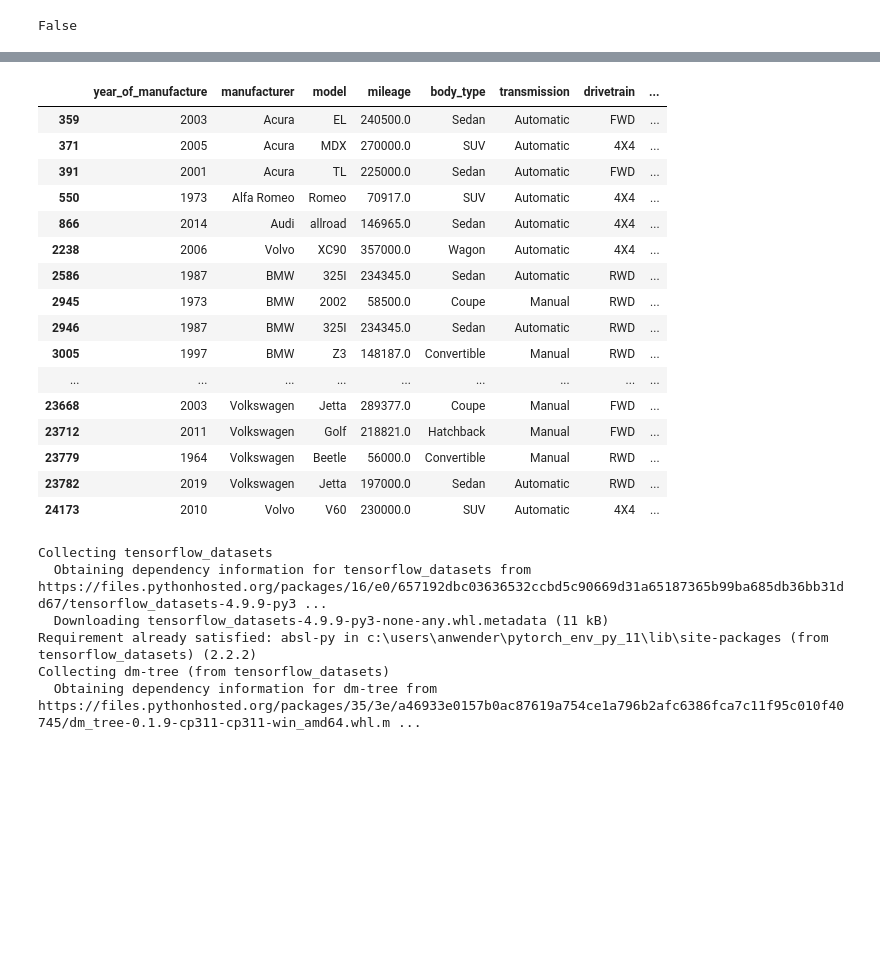
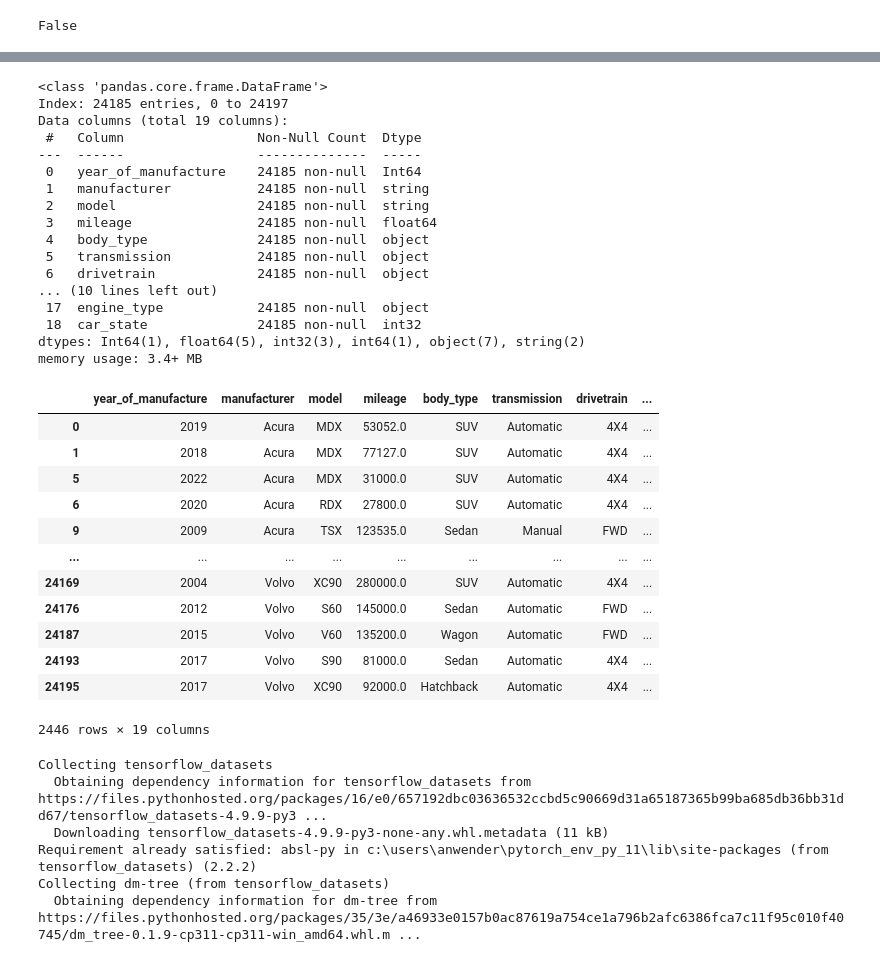
Before and after one commit to nathWSD/shiny_visualisation, a Jupyter notebook: images_creation.ipynb, the cells around one changed output, grey strips where cells are left out. Drawn from its saved outputs; the diff is of its cells as text; code cells hidden in the pictures; blank space fills up the shorter version.

```diff
--- a/images_creation.ipynb
+++ b/images_creation.ipynb
@@ -959,0 +1060,11 @@ memory usage: 4.1+ MB
+# %%
+# --- Usage ---
+df_augmented = augment_data_with_tiered_manufacturers(df)
+
+# Verify: Look at an Exotic vs a Standard car
+#print("\nSample: Ferrari (Exotic)")
+#print(df_augmented[df_augmented['manufacturer']=='Ferrari'][['model', 'year_of_manufacture', 'car_state', 'price']].head(3))
+#
+#print("\nSample: Honda (Standard)")
+#print(df_augmented[df_augmented['manufacturer']=='Honda'][['model', 'year_of_manufacture', 'car_state', 'price']].head(3))
+df_augmented
@@ -960,3 +1092,23 @@ memory usage: 4.1+ MB
+# %%
+df_augmented.info()
+# %% [output]
+<class 'pandas.core.frame.DataFrame'>
+Index: 24185 entries, 0 to 24197
+Data columns (total 19 columns):
+ #   Column                 Non-Null Count  Dtype
+---  ------                 --------------  -----
+ 0   year_of_manufacture    24185 non-null  Int64
+ 1   manufacturer           24185 non-null  string
+ 2   model                  24185 non-null  string
+ 3   mileage                24185 non-null  float64
+ 4   body_type              24185 non-null  object
+ 5   transmission           24185 non-null  object
+ 6   drivetrain             24185 non-null  object
+... (10 lines left out)
+ 17  engine_type            24185 non-null  object
+ 18  car_state              24185 non-null  int32
+dtypes: Int64(1), float64(5), int32(3), int64(1), object(7), string(2)
+memory usage: 3.4+ MB
 # %%
 from sklearn.model_selection import train_test_split
 
@@ -970,25 +1121,21 @@ test_df.to_csv(r"detailed_car_sales_data_test.csv", index=False)
 
 df.to_csv("detailed_car_sales_data_all.csv", index=False)
 # %%
-df[df["car_state"]==4]
+df_augmented[df_augmented["car_state"]==4]
 # %% [output]
 |  | year_of_manufacture | manufacturer | model | mileage | body_type | transmission | drivetrain | ... |
-| 359 | 2003 | Acura | EL | 240500.0 | Sedan | Automatic | FWD | ... |
-| 371 | 2005 | Acura | MDX | 270000.0 | SUV | Automatic | 4X4 | ... |
-| 391 | 2001 | Acura | TL | 225000.0 | Sedan | Automatic | FWD | ... |
-| 550 | 1973 | Alfa Romeo | Romeo | 70917.0 | SUV | Automatic | 4X4 | ... |
-| 866 | 2014 | Audi | allroad | 146965.0 | Sedan | Automatic | 4X4 | ... |
-| 2238 | 2006 | Volvo | XC90 | 357000.0 | Wagon | Automatic | 4X4 | ... |
-| 2586 | 1987 | BMW | 325I | 234345.0 | Sedan | Automatic | RWD | ... |
-| 2945 | 1973 | BMW | 2002 | 58500.0 | Coupe | Manual | RWD | ... |
-| 2946 | 1987 | BMW | 325I | 234345.0 | Sedan | Automatic | RWD | ... |
-| 3005 | 1997 | BMW | Z3 | 148187.0 | Convertible | Manual | RWD | ... |
+| 0 | 2019 | Acura | MDX | 53052.0 | SUV | Automatic | 4X4 | ... |
+| 1 | 2018 | Acura | MDX | 77127.0 | SUV | Automatic | 4X4 | ... |
+| 5 | 2022 | Acura | MDX | 31000.0 | SUV | Automatic | 4X4 | ... |
+| 6 | 2020 | Acura | RDX | 27800.0 | SUV | Automatic | 4X4 | ... |
+| 9 | 2009 | Acura | TSX | 123535.0 | Sedan | Manual | FWD | ... |
 | ... | ... | ... | ... | ... | ... | ... | ... | ... |
-| 23668 | 2003 | Volkswagen | Jetta | 289377.0 | Coupe | Manual | FWD | ... |
-| 23712 | 2011 | Volkswagen | Golf | 218821.0 | Hatchback | Manual | FWD | ... |
-| 23779 | 1964 | Volkswagen | Beetle | 56000.0 | Convertible | Manual | RWD | ... |
-| 23782 | 2019 | Volkswagen | Jetta | 197000.0 | Sedan | Automatic | RWD | ... |
-| 24173 | 2010 | Volvo | V60 | 230000.0 | SUV | Automatic | 4X4 | ... |
+| 24169 | 2004 | Volvo | XC90 | 280000.0 | SUV | Automatic | 4X4 | ... |
+| 24176 | 2012 | Volvo | S60 | 145000.0 | Sedan | Automatic | FWD | ... |
+| 24187 | 2015 | Volvo | V60 | 135200.0 | Wagon | Automatic | FWD | ... |
+| 24193 | 2017 | Volvo | S90 | 81000.0 | Sedan | Automatic | 4X4 | ... |
+| 24195 | 2017 | Volvo | XC90 | 92000.0 | Hatchback | Automatic | 4X4 | ... |
+2446 rows × 19 columns
 # %%
 # --- User Configuration ---
 # Create a sample DataFrame.
```
Also changed, not shown: parts of 11 cells of this notebook, 8 other files.
